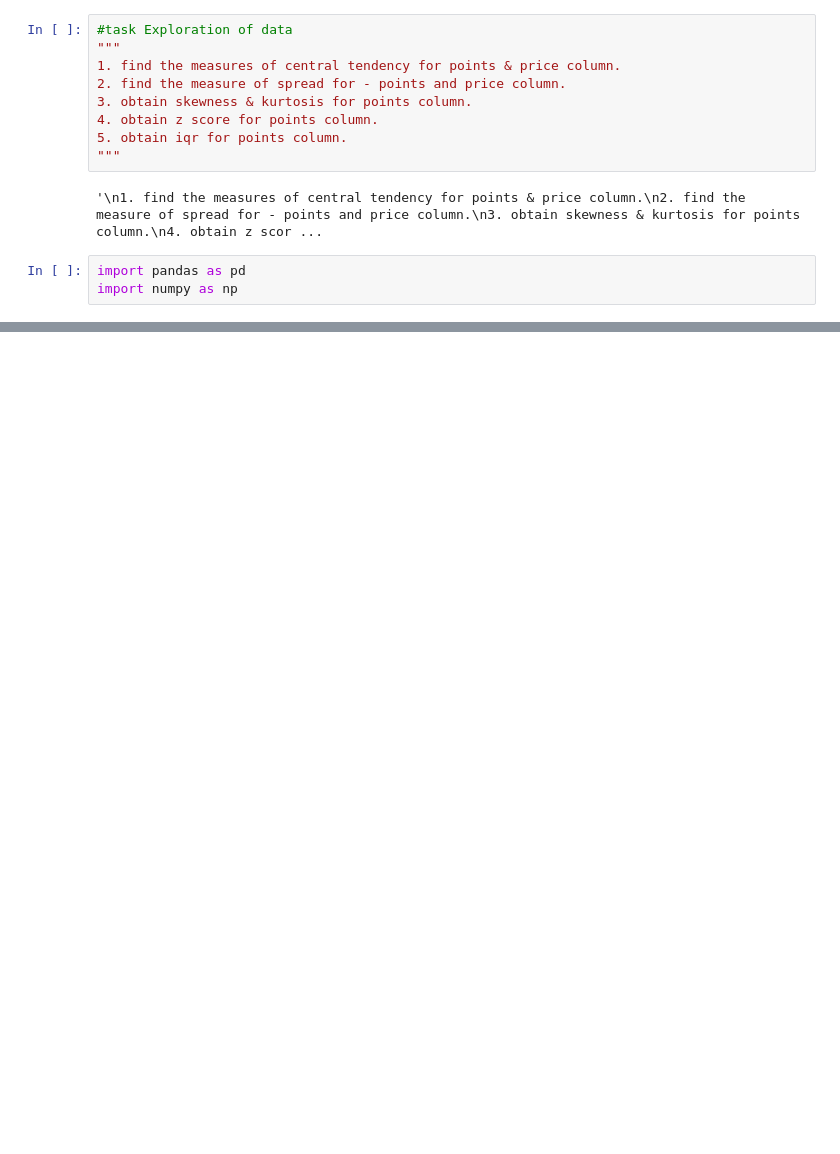
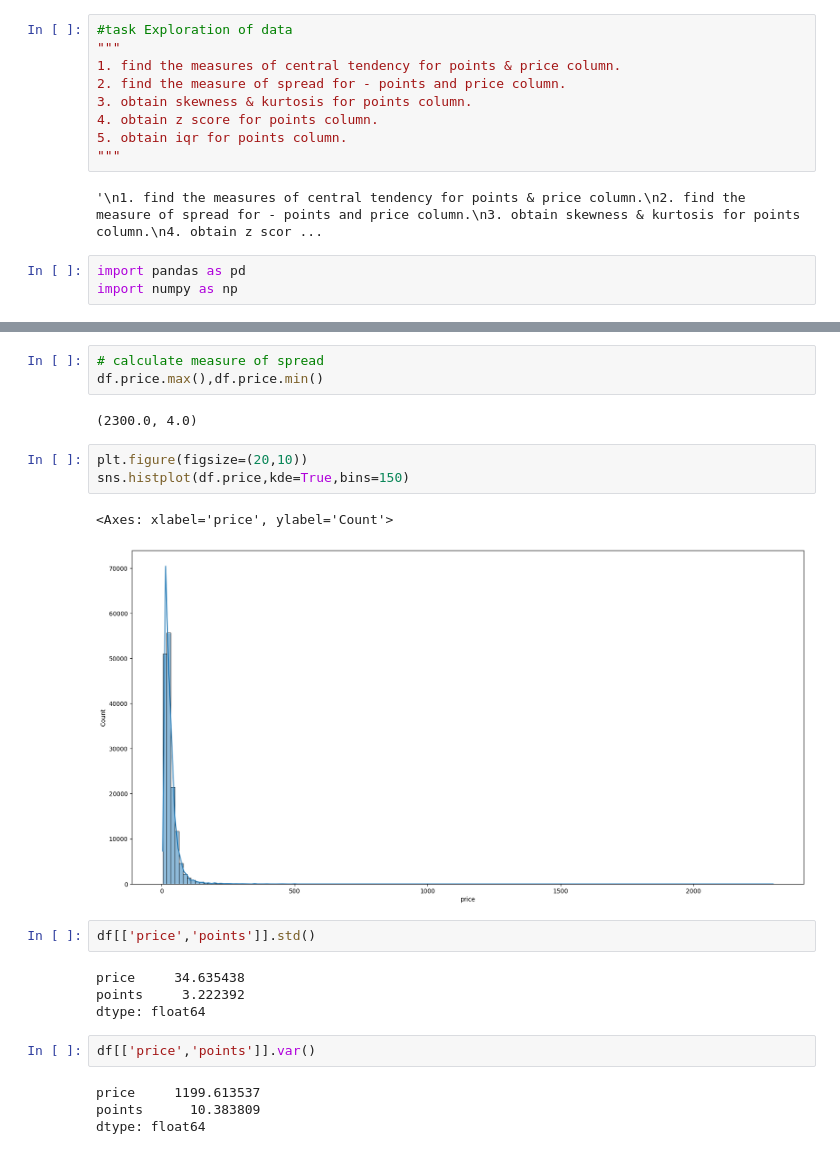
Before and after one commit to Rahulchauhan02/data_analysis, a Jupyter notebook: foundation of statistics/wine_dataset.ipynb, the cells around one changed output, grey strips where cells are left out. Cells and saved outputs as stored; diff of their text form; blank space fills up the shorter version.

```diff
--- a/foundation of statistics/wine_dataset.ipynb
+++ b/foundation of statistics/wine_dataset.ipynb
@@ -24,0 +91,23 @@ df.head()
+# %%
+# calculate measure of spread
+df.price.max(),df.price.min()
+# %% [output]
+(2300.0, 4.0)
+# %%
+plt.figure(figsize=(20,10))
+sns.histplot(df.price,kde=True,bins=150)
+# %% [output]
+<Axes: xlabel='price', ylabel='Count'>
+[figure, added]
+# %%
+df[['price','points']].std()
+# %% [output]
+price     34.635438
+points     3.222392
+dtype: float64
+# %%
+df[['price','points']].var()
+# %% [output]
+price     1199.613537
+points      10.383809
+dtype: float64
```
Also changed, not shown: parts of 13 cells of this notebook, 3 other files.
